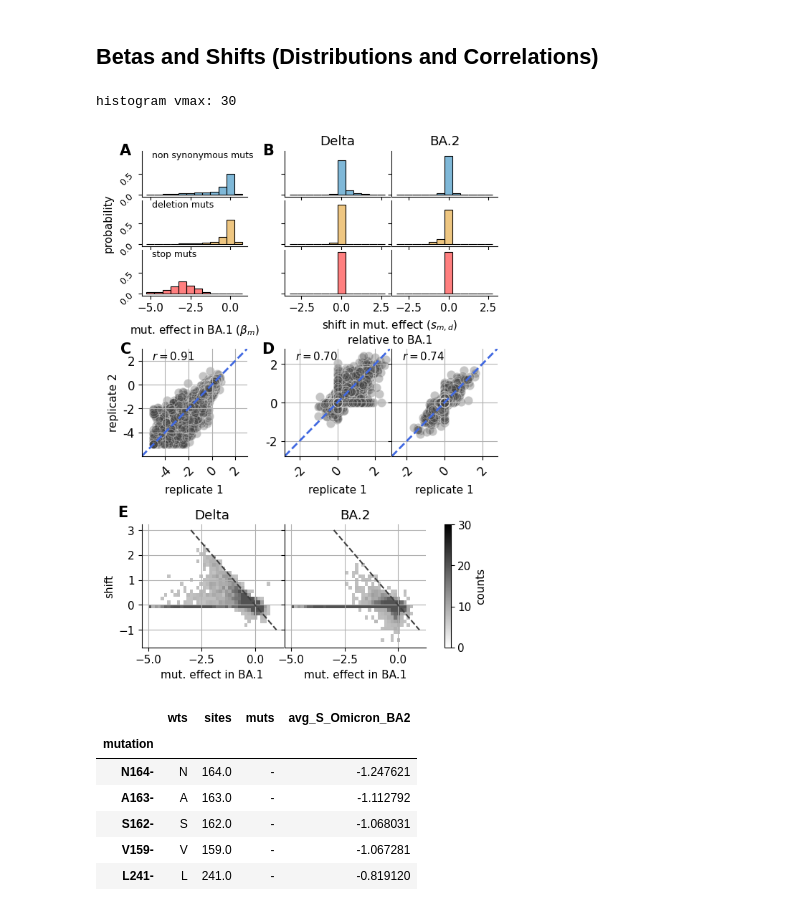
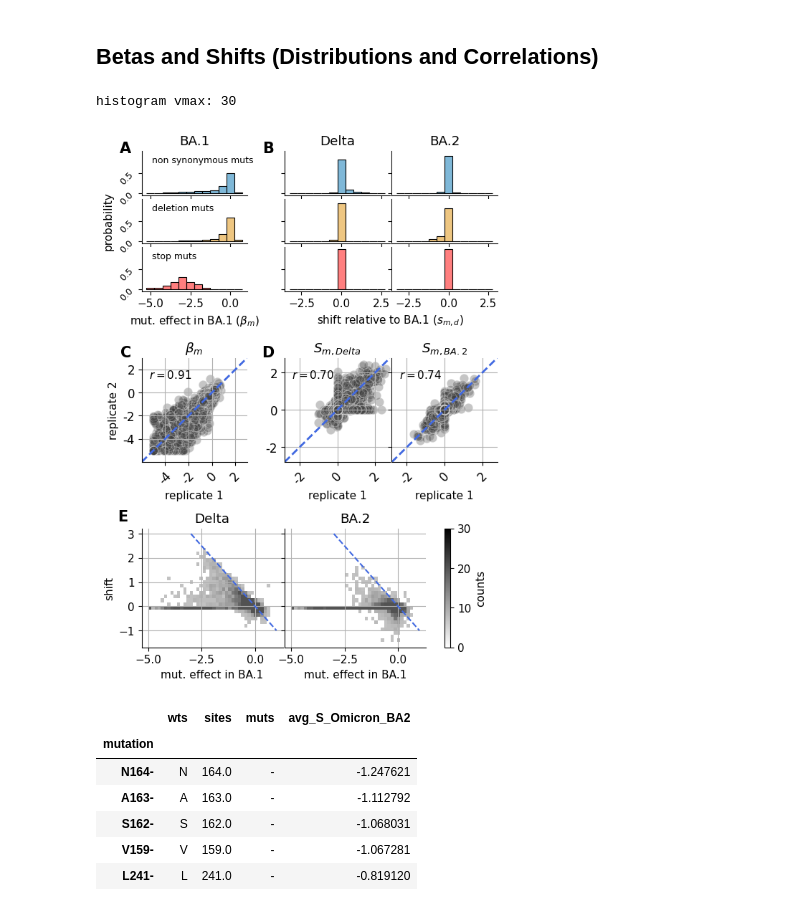
Before and after one commit to matsengrp/SARS-CoV-2_spike_multidms, a Jupyter notebook: notebooks/manuscript-figures.ipynb, the cells around one changed output. Cells and saved outputs as stored; diff of their text form; code cells hidden in the pictures.

Commit message:
update manuscript figures

```diff
--- a/notebooks/manuscript-figures.ipynb
+++ b/notebooks/manuscript-figures.ipynb
@@ -254,6 +254,14 @@ for col, (condition, condition_df) in enumerate(collapsed_bc_df.groupby("conditi
         iter_ax.axvline(median, linestyle=("-" if rep == 1 else "--"))
 
     iter_ax.get_legend().remove()
+    n_rep1 = len(df.query("replicate == 1"))
+    n_rep2 = len(df.query("replicate == 2"))
+    iter_ax.text(
+        0.1, 1.1,
+        f"$N={n_rep1}, {n_rep2}$",
+        ha="left", va="top",
+        transform=iter_ax.transAxes
+    )
 
     xscale = "number of variant backgrounds \nfor a given amino-acid substitution" if col == 1 else ""
     iter_ax.set_xlabel(xscale)
@@ -1663,20 +1635,6 @@ plt.show()
 # %% [markdown]
 ## Betas and Shifts (Distributions and Correlations)
 # %%
-## More space between AC and BD
-## Make E shorter
-## make all labels lower case
-
-## yticks need to be aligned in B to match with A
-##  share D xlim and ylim
-## for B and D, share ticks on x and y
-## "deletion" -> "deletions"
-## stop - > mut to stop
-## non-synonymous mutations
-## remove sliding wiondow mean from E
-# should we back up the positive skew on delta.
-
-
 # data = mut_df_replicates.copy()
 saveas="shift_distribution_correlation_effect"
 pal = sns.color_palette('colorblind')
@@ -1707,7 +1665,7 @@ se_row_wc = ["se_S_Delta"]*4  + ["se_S_Omicron_BA2"]*4 + ["cbar"] + ["."]
 
 axs = fig.subplot_mosaic(
     dist_rows+[empty_row, corr_row, empty_row, se_row_wc],
-    height_ratios=[0.3, 0.3, 0.3] + [0.3, 0.7, 0.4, 0.8],
+    height_ratios=[0.3, 0.3, 0.3] + [0.4, 0.7, 0.4, 0.8],
     empty_sentinel=".",
     gridspec_kw={
         "wspace": 0.05,
@@ -1780,32 +1738,32 @@ for col, param in enumerate(["β", "S_Delta", "S_Omicron_BA2"]):
 
 # axs[].set_title("")
 axs["dist_n_β"].set_xlabel(r"mut. effect in BA.1 ($\beta_m$)")
-axs["dist_n_β"].xaxis.set_label_coords(0.5, -.6)
+axs["dist_n_β"].xaxis.set_label_coords(0.5, -.5)
 
 
 axs["dist_m_β"].text(
-    0.1, 1.0,
+    0.1, 0.9,
     f"non synonymous muts",
     ha="left", va="top",
     size=9,
     transform=axs["dist_m_β"].transAxes
 )
 axs["dist_i_β"].text(
-    0.1, 1.0,
+    0.1, 0.9,
     f"deletion muts",
     ha="left", va="top",
     size=9,
     transform=axs["dist_i_β"].transAxes
 )
 axs["dist_n_β"].text(
-    0.1, 1.0,
+    0.1, 0.9,
     f"stop muts",
     ha="left", va="top",
     size=9,
     transform=axs["dist_n_β"].transAxes
 )
 
-axs["dist_n_S_Delta"].set_xlabel('shift in mut. effect ($s_{m,d}$)\nrelative to BA.1')
+axs["dist_n_S_Delta"].set_xlabel('shift relative to BA.1 ($s_{m,d}$)')
 axs["dist_n_S_Delta"].xaxis.set_label_coords(1.0, -.5)
 
 axs["dist_m_S_Delta"].set_title("Delta")
@@ -1890,7 +1848,7 @@ for col, param in enumerate(["β", "S_Delta", "S_Omicron_BA2"]):
     corr = pearsonr(x, y)[0]
     iter_ax.annotate(
         f"$r = {corr:.2f}$",
-        (0.1, 0.9),
+        (0.07, 0.8),
         xycoords="axes fraction",
         fontsize=11
     )
@@ -1958,7 +1916,7 @@ sns.histplot(
 #     x=mut_effect_var, y='metric_Delta', data=stat_df,
 #     ax=iter_ax, color='firebrick'
 # )
-iter_ax.plot([-3.0,1.0], [3.0,-1.0], ls='--', c='0.25')
+iter_ax.plot([-3.0,1.0], [3.0,-1.0], ls='--', c='royalblue')
 iter_ax.grid()
 iter_ax.set(
     xlabel='mut. effect in BA.1',
@@ -1982,7 +1940,7 @@ sns.histplot(
 #     x=mut_effect_var, y='metric_BA2', data=stat_df,
 #     ax=iter_ax, color='firebrick'
 # )
-iter_ax.plot([-3.0,1.0], [3.0,-1.0], ls='--', c='0.25')
+iter_ax.plot([-3.0,1.0], [3.0,-1.0], ls='--', c='royalblue')
 iter_ax.grid()
 iter_ax.set(
     xlabel='mut. effect in BA.1',
@@ -2010,57 +1968,63 @@ cb1 = plt.colorbar(
 
 # Add subpanel labels
 axs["dist_m_β"].text(
-    -0.1, 1.00,
+    -0.1, 1.05,
     f"A",
     ha="right", va="center",
     size=15,
     weight="bold",
     transform=axs["dist_m_β"].transAxes
 )
+axs["dist_m_β"].set_title("BA.1")
 
 axs["corr_β"].text(
-    -0.1, 1.00,
+    -0.1, 1.05,
     f"C",
     ha="right", va="center",
     size=15,
     weight="bold",
     transform=axs["corr_β"].transAxes
 )
+axs["corr_β"].set_title("$β_{m}$")
 
 axs["dist_m_S_Delta"].text(
-    -0.1, 1.00,
+    -0.1, 1.05,
     f"B",
     ha="right", va="center",
     size=15,
     weight="bold",
     transform=axs["dist_m_S_Delta"].transAxes
 )
 
 axs["corr_S_Delta"].text(
-    -0.1, 1.00,
+    -0.1, 1.05,
     f"D",
     ha="right", va="center",
     size=15,
     weight="bold",
     transform=axs["corr_S_Delta"].transAxes
 )
+axs["corr_S_Delta"].set_title("$S_{m, Delta}$")
+axs["corr_S_Omicron_BA2"].set_title("$S_{m, BA.2}$")
+
+
 
 axs["se_S_Delta"].text(
     -0.1, 1.10,
     f"E",
     ha="right", va="center",
     size=15,
     weight="bold",
     transform=axs["se_S_Delta"].transAxes
 )
 
 fig.savefig(f"{OUTDIR}/{saveas}.png", bbox_inches='tight')
 fig.savefig(f"{OUTDIR}/{saveas}.pdf", bbox_inches='tight')
 
 plt.show()
 # %% [output]
 histogram vmax: 30
-[figure, old version]
+[figure, new version]
 # %%
 mut_df_replicates.query(
     "muts == '-'"
```
Also changed, not shown: parts of 9 cells of this notebook, 28 other files.
